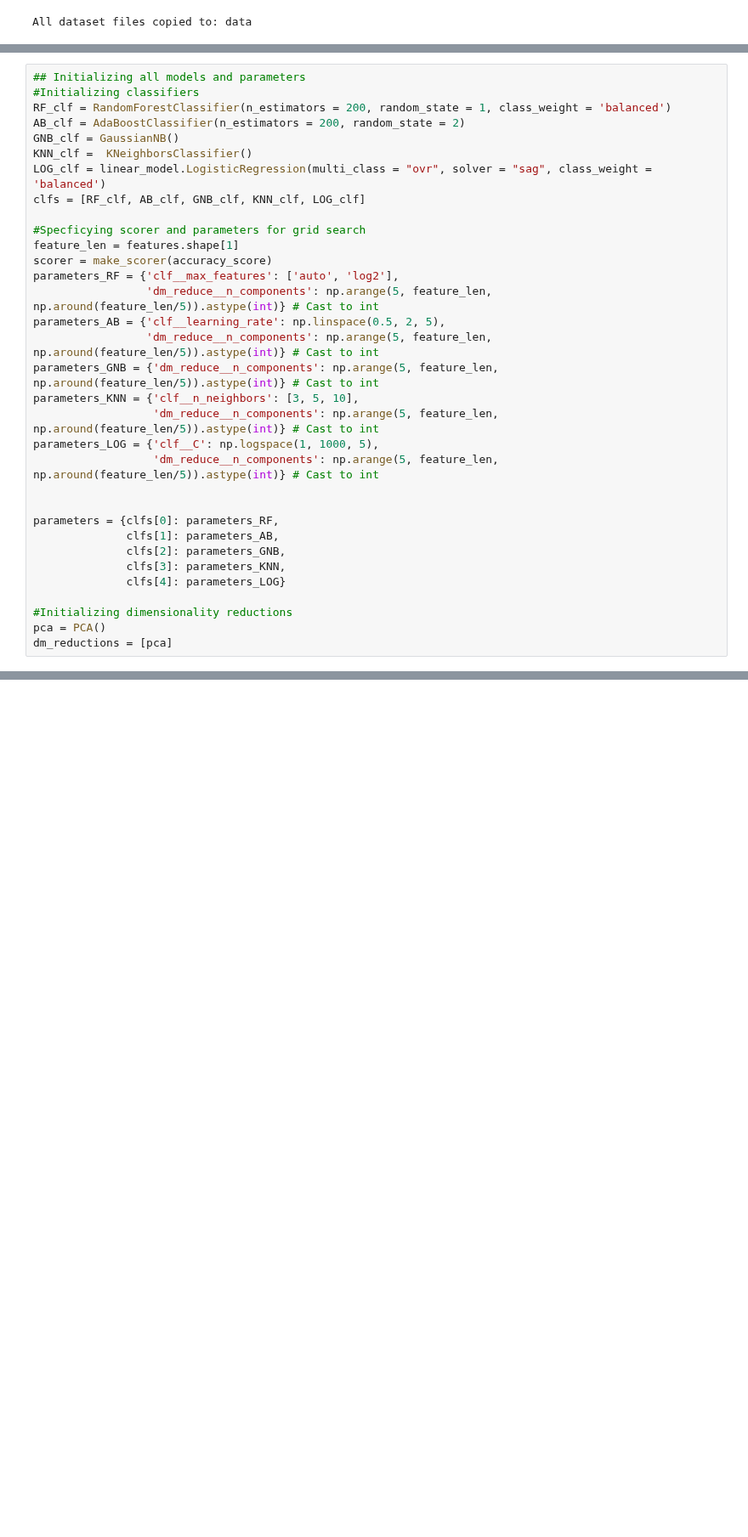
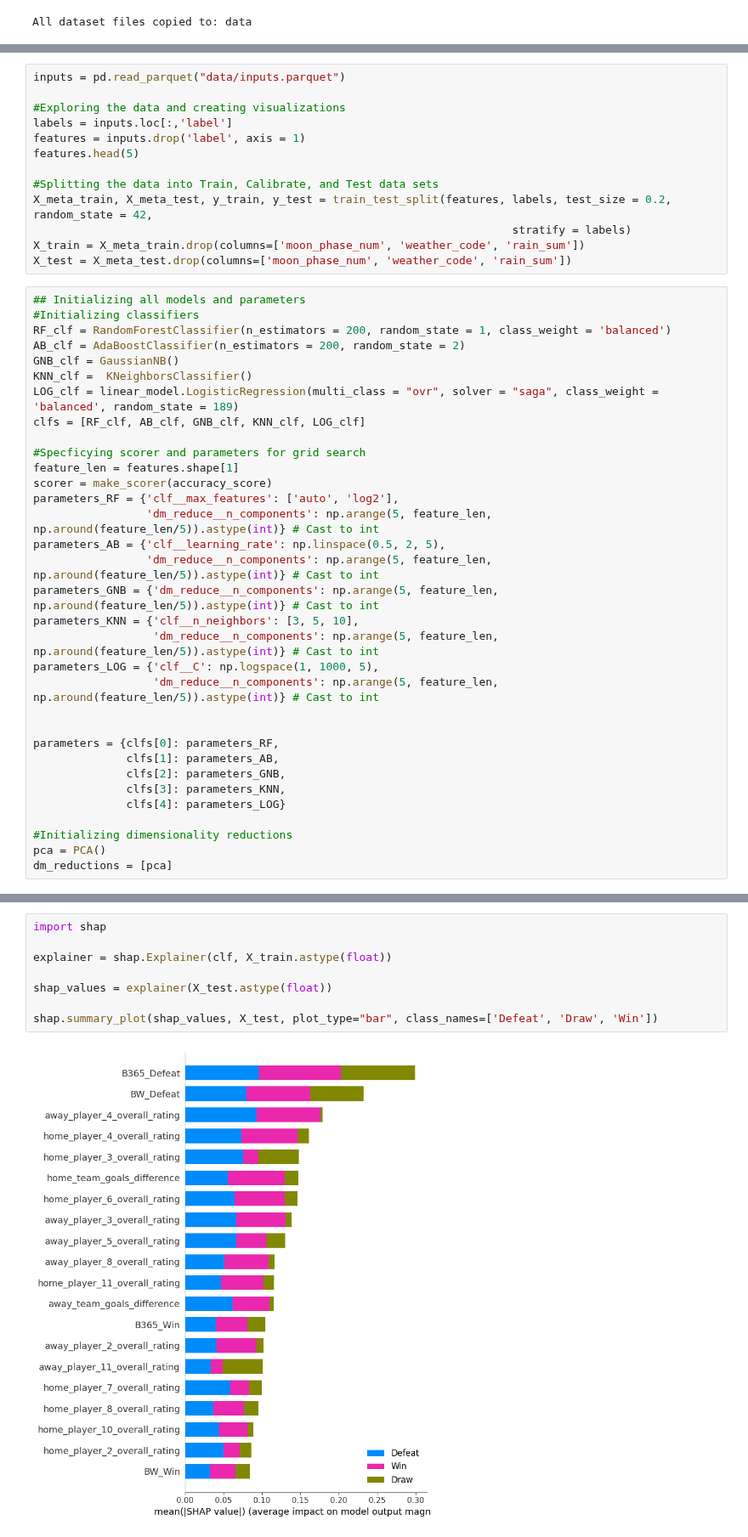
Before and after one commit to leolabla/MetaLabelingSportsPrediction, a Jupyter notebook: Modeling.ipynb, the cells around one changed output, grey strips where cells are left out. Shown at 85% size. Drawn from its saved outputs; the diff is of its cells as text; blank space fills up the shorter version.

```diff
--- a/Modeling.ipynb
+++ b/Modeling.ipynb
@@ -938,3 +52,16 @@ Name: count, dtype: float64
+# %%
+inputs = pd.read_parquet("data/inputs.parquet")
+
+#Exploring the data and creating visualizations
+labels = inputs.loc[:,'label']
+features = inputs.drop('label', axis = 1)
+features.head(5)
+
+#Splitting the data into Train, Calibrate, and Test data sets
+X_meta_train, X_meta_test, y_train, y_test = train_test_split(features, labels, test_size = 0.2, random_state = 42,
+                                                                        stratify = labels)
+X_train = X_meta_train.drop(columns=['moon_phase_num', 'weather_code', 'rain_sum'])
+X_test = X_meta_test.drop(columns=['moon_phase_num', 'weather_code', 'rain_sum'])
 # %%
 ## Initializing all models and parameters
 #Initializing classifiers
@@ -942,7 +69,7 @@ RF_clf = RandomForestClassifier(n_estimators = 200, random_state = 1, class_weig
 AB_clf = AdaBoostClassifier(n_estimators = 200, random_state = 2)
 GNB_clf = GaussianNB()
 KNN_clf =  KNeighborsClassifier()
-LOG_clf = linear_model.LogisticRegression(multi_class = "ovr", solver = "sag", class_weight = 'balanced')
+LOG_clf = linear_model.LogisticRegression(multi_class = "ovr", solver = "saga", class_weight = 'balanced', random_state = 189)
 clfs = [RF_clf, AB_clf, GNB_clf, KNN_clf, LOG_clf]
 
 #Specficying scorer and parameters for grid search
@@ -1061,0 +193,10 @@ The best return of investment is: -0.45856209150326793
+# %%
+import shap
+
+explainer = shap.Explainer(clf, X_train.astype(float))
+
+shap_values = explainer(X_test.astype(float))
+
+shap.summary_plot(shap_values, X_test, plot_type="bar", class_names=['Defeat', 'Draw', 'Win'])
+# %% [output]
+[figure, added]
```
Also changed, not shown: parts of 33 cells of this notebook, 1 other file.
